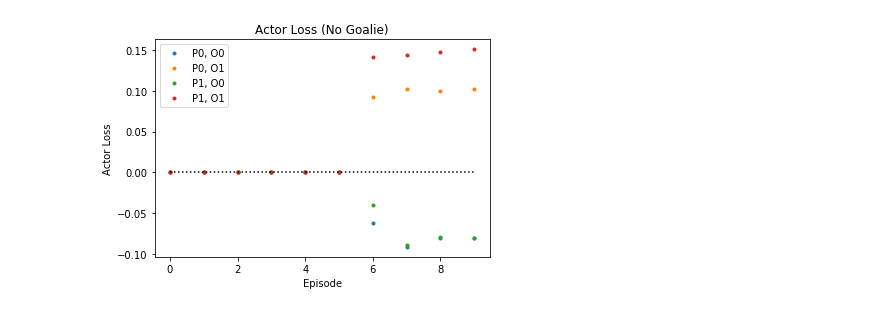
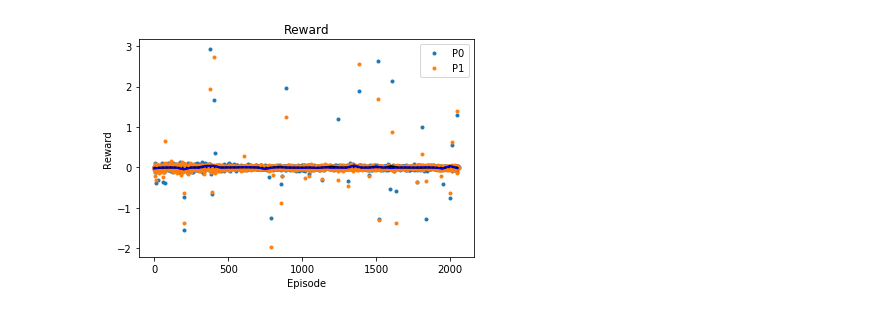
Before and after one commit to suraj-nair-1/DDPG, a Jupyter notebook: MADDPG_Metrics.ipynb, the cells around one changed output. Saved outputs shown, nothing was run; the diff lists cells and outputs as text; code cells hidden in the pictures.

```diff
--- a/MADDPG_Metrics.ipynb
+++ b/MADDPG_Metrics.ipynb
@@ -100,4 +101,5 @@ plot_quad(closs, numdone, "Critic Loss", "Critic Loss (No Goalie)")
-# %%
-plot_quad(aloss, numdone, "Actor Loss", "Actor Loss (No Goalie)")
-# %% [output]
-[figure, removed]
+# %%
+im = plot_dual(r, numdone, "Reward", "Reward")
+plt.savefig("logging/no_opt2.png")
+# %% [output]
+[figure, added]
```
Also changed, not shown: parts of 14 cells of this notebook, 1 other file.
